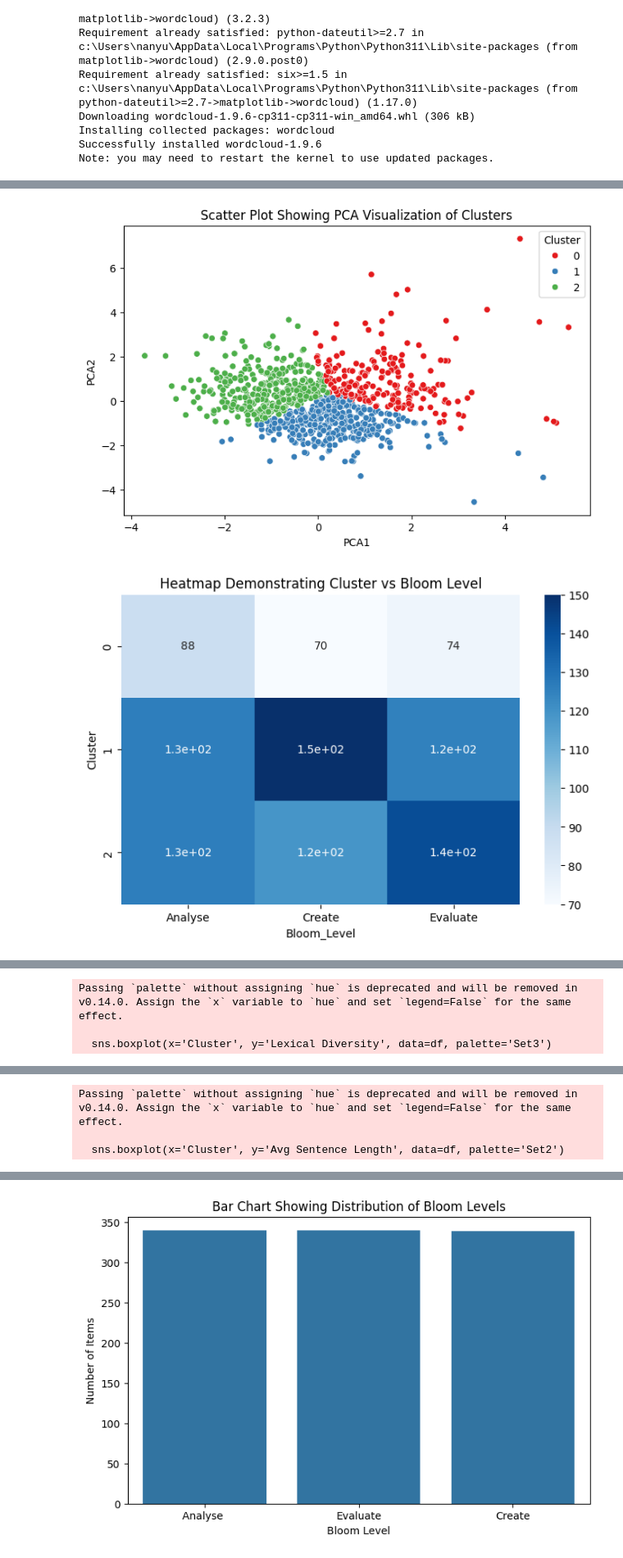
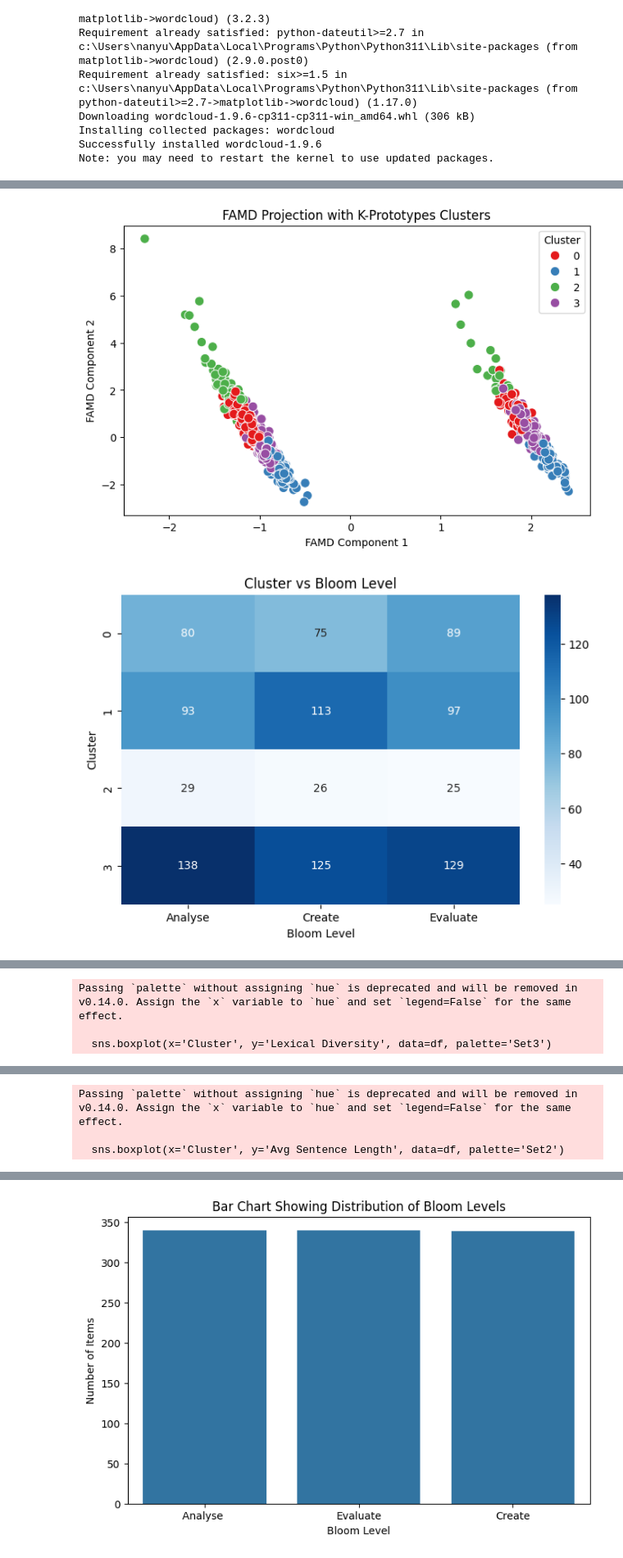
Before and after one commit to Nabanoba/ChatGPT-Curriculum-Assessment, a Jupyter notebook: project.ipynb, the cells around one changed output, grey strips where cells are left out. Shown at 82% size. Cells and saved outputs as stored; diff of their text form; code cells hidden in the pictures.

Commit message:
Add initial project files

```diff
--- a/project.ipynb
+++ b/project.ipynb
@@ -252,15 +374,17 @@ PCA completed successfully! Here are the first few rows:
 # %%
-from sklearn.cluster import KMeans
 import matplotlib.pyplot as plt
 import seaborn as sns
 
-#  Run KMeans clustering on the PCA components ---
-kmeans = KMeans(n_clusters=3, random_state=42)  # change n_clusters as needed
-df['Cluster'] = kmeans.fit_predict(df[['PCA1', 'PCA2']])
-
-#  Plot PCA scatter plot with clusters
 plt.figure(figsize=(8,5))
-sns.scatterplot(x='PCA1', y='PCA2', hue='Cluster', data=df, palette='Set1', s=80)
-plt.title("Scatter Plot – PCA Visualization of Clusters")
+sns.scatterplot(
+    x='FAMD1', y='FAMD2',
+    hue='Cluster',
+    data=df,
+    palette='Set1',
+    s=80
+)
+plt.title("FAMD Projection with K-Prototypes Clusters")
+plt.xlabel("FAMD Component 1")
+plt.ylabel("FAMD Component 2")
 plt.show()
 # %% [output]
@@ -268,43 +392,63 @@ plt.show()
 # %%
 import pandas as pd
 import matplotlib.pyplot as plt
 import seaborn as sns
 
-pca = PCA(n_components=2)
-pca_features = pca.fit_transform(scaled_features)
-df['PCA1'] = pca_features[:,0]
-df['PCA2'] = pca_features[:,1]
-
+# --- 1. Scatter Plot: FAMD Projection with K-Prototypes Clusters ---
 plt.figure(figsize=(8,5))
-sns.scatterplot(x='PCA1', y='PCA2', hue='Cluster', data=df, palette='Set1')
-plt.title("Scatter Plot Showing PCA Visualization of Clusters")
+sns.scatterplot(
+    x='FAMD1', y='FAMD2',
+    hue='Cluster',
+    data=df,
+    palette='Set1',
+    s=80
+)
+plt.title("FAMD Projection with K-Prototypes Clusters")
+plt.xlabel("FAMD Component 1")
+plt.ylabel("FAMD Component 2")
+plt.legend(title='Cluster')
 plt.show()
 
-cross = pd.crosstab(df['Cluster'], df['Bloom_Level'])
+# --- 2. Heatmap: Cluster vs Bloom Level ---
+cross_bloom = pd.crosstab(df['Cluster'], df['Bloom_Level'])
 plt.figure(figsize=(8,5))
-sns.heatmap(cross, annot=True, cmap='Blues')
-plt.title("Heatmap Demonstrating Cluster vs Bloom Level")
+sns.heatmap(cross_bloom, annot=True, cmap='Blues', fmt='d')
+plt.title("Cluster vs Bloom Level")
+plt.xlabel("Bloom Level")
+plt.ylabel("Cluster")
 plt.show()
 
-
-cross = pd.crosstab(df['Cluster'], df['Construct'])
-cross.plot(kind='bar', stacked=True, figsize=(8,5), colormap='Pastel1')
-plt.title("Stacked Bar Chart Demonstrating Cluster vs Construct")
+# --- 3. Stacked Bar Chart: Cluster vs Construct ---
+cross_construct = pd.crosstab(df['Cluster'], df['Construct'])
+cross_construct.plot(kind='bar', stacked=True, figsize=(8,5), colormap='Pastel1')
+plt.title("Cluster vs Construct")
 plt.xlabel("Cluster")
 plt.ylabel("Number of Items")
 plt.show()
 
-
+# --- 4. Boxplot: Lexical Diversity by Cluster ---
 plt.figure(figsize=(8,5))
 sns.boxplot(x='Cluster', y='Lexical Diversity', data=df, palette='Set3')
-plt.title("Box Plot Showing Lexical Diversity by Cluster")
+plt.title("Lexical Diversity by Cluster")
+plt.xlabel("Cluster")
+plt.ylabel("Lexical Diversity")
 plt.show()
 
-
+# --- 5. Boxplot: Avg Sentence Length by Cluster ---
 plt.figure(figsize=(8,5))
 sns.boxplot(x='Cluster', y='Avg Sentence Length', data=df, palette='Set2')
-plt.title("Box Plot Showing Sentence Length by Cluster")
+plt.title("Average Sentence Length by Cluster")
+plt.xlabel("Cluster")
+plt.ylabel("Avg Sentence Length")
 plt.show()
+
+# --- 6. Boxplot: Readability by Cluster ---
+plt.figure(figsize=(8,5))
+sns.boxplot(x='Cluster', y='Readability', data=df, palette='Set1')
+plt.title("Readability by Cluster")
+plt.xlabel("Cluster")
+plt.ylabel("Readability")
+plt.show()
 # %% [output]
-[figure, old version]
+[figure, new version]
-[figure, old version]
+[figure, new version]
```
Also changed, not shown: parts of 16 cells of this notebook, 11 other files.
